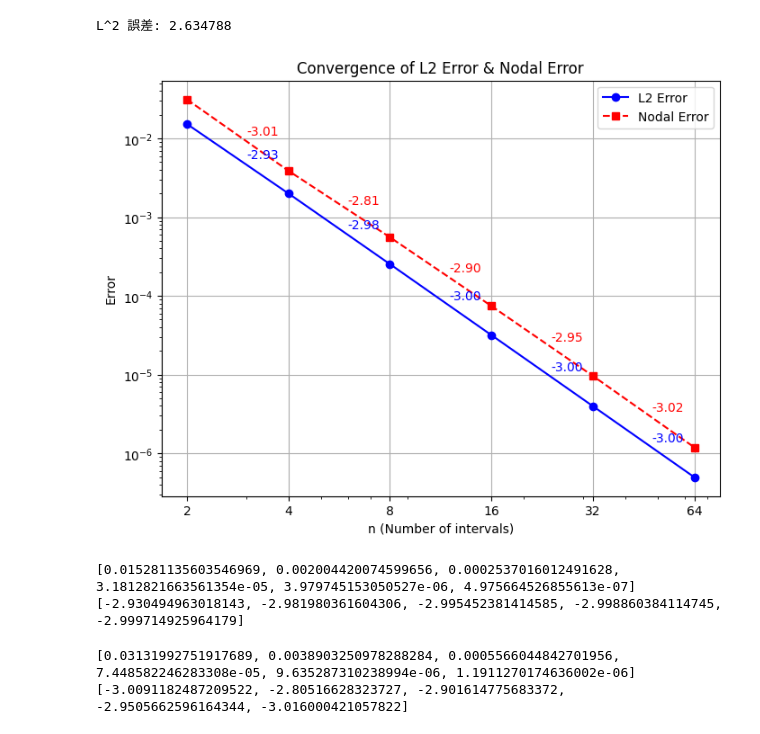
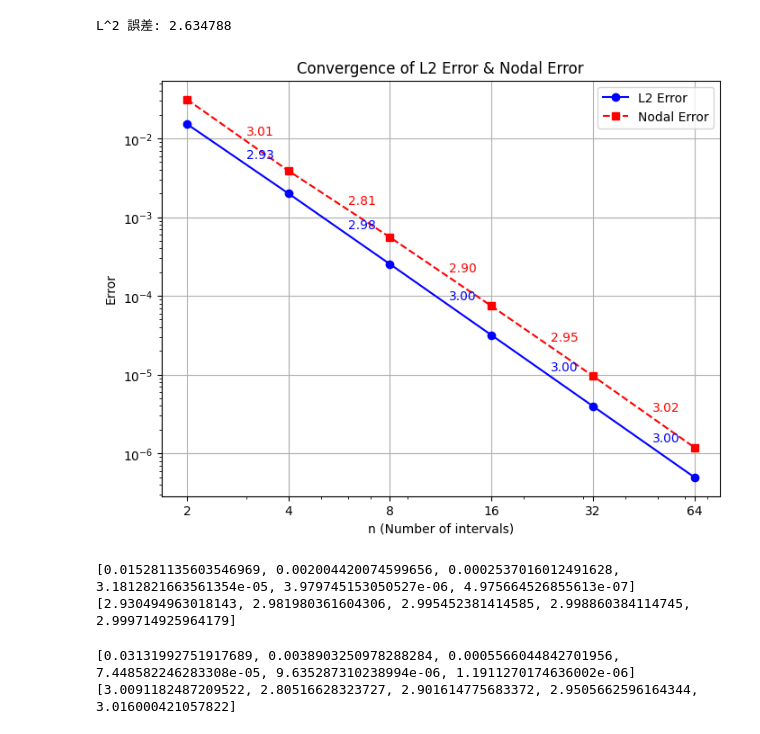
Before and after one commit to O0O0O0O0OP48763/123, a Jupyter notebook: DG_HW1.ipynb, the cells around one changed output. Saved outputs shown, nothing was run; the diff lists cells and outputs as text; code cells hidden in the pictures.

```diff
--- a/DG_HW1.ipynb
+++ b/DG_HW1.ipynb
@@ -243,7 +243,7 @@ def compute_convergence_rate(errors, n_values):
     """計算收斂率"""
     rates = []
     for i in range(len(n_values) - 1):
-        rate = (np.log(errors[i+1]) - np.log(errors[i])) / (np.log(n_values[i+1]) - np.log(n_values[i]))
+        rate = (np.log(errors[i+1]) - np.log(errors[i])) / (np.log(n_values[i]) - np.log(n_values[i+1]))
         rates.append(rate)
     return rates
 
@@ -261,43 +261,43 @@ for n in n_values:
     nodal_errors.append(nodal_error)
 
 # 計算收斂率
 L2_rates = compute_convergence_rate(L2_errors, n_values)
 nodal_rates = compute_convergence_rate(nodal_errors, n_values)
 
 # 繪製誤差與收斂率
 plt.figure(figsize=(8,6))
 plt.loglog(n_values, L2_errors, marker='o', linestyle='-', color='b', label='L2 Error')
 plt.loglog(n_values, nodal_errors, marker='s', linestyle='--', color='r', label='Nodal Error')
 plt.xticks(n_values, labels=n_values)
 
 # 標示收斂率
 for i in range(len(L2_rates)):
     x_pos = (n_values[i] + n_values[i+1]) / 2
     y_pos_L2 = np.sqrt(L2_errors[i] * L2_errors[i+1])
     y_pos_nodal = np.sqrt(nodal_errors[i] * nodal_errors[i+1])
     plt.text(x_pos, y_pos_L2, f"{L2_rates[i]:.2f}", fontsize=10, color='b')
     plt.text(x_pos, y_pos_nodal, f"{nodal_rates[i]:.2f}", fontsize=10, color='r')
 
 
 
 plt.yscale('log')
 plt.xlabel("n (Number of intervals)")
 plt.ylabel("Error")
 plt.title("Convergence of L2 Error & Nodal Error")
 plt.legend()
 plt.grid()
 plt.show()
 # %% [output]
-[figure, old version]
+[figure, new version]
 # %%
 print(L2_errors)
 print(L2_rates)
 # %% [output]
 [0.015281135603546969, 0.002004420074599656, 0.0002537016012491628, 3.1812821663561354e-05, 3.979745153050527e-06, 4.975664526855613e-07]
-[-2.930494963018143, -2.981980361604306, -2.995452381414585, -2.998860384114745, -2.999714925964179]
+[2.930494963018143, 2.981980361604306, 2.995452381414585, 2.998860384114745, 2.999714925964179]
 # %%
 print(nodal_errors)
 print(nodal_rates)
 # %% [output]
 [0.03131992751917689, 0.0038903250978288284, 0.0005566044842701956, 7.448582246283308e-05, 9.635287310238994e-06, 1.1911270174636002e-06]
-[-3.0091182487209522, -2.80516628323727, -2.901614775683372, -2.9505662596164344, -3.016000421057822]
+[3.0091182487209522, 2.80516628323727, 2.901614775683372, 2.9505662596164344, 3.016000421057822]
```
